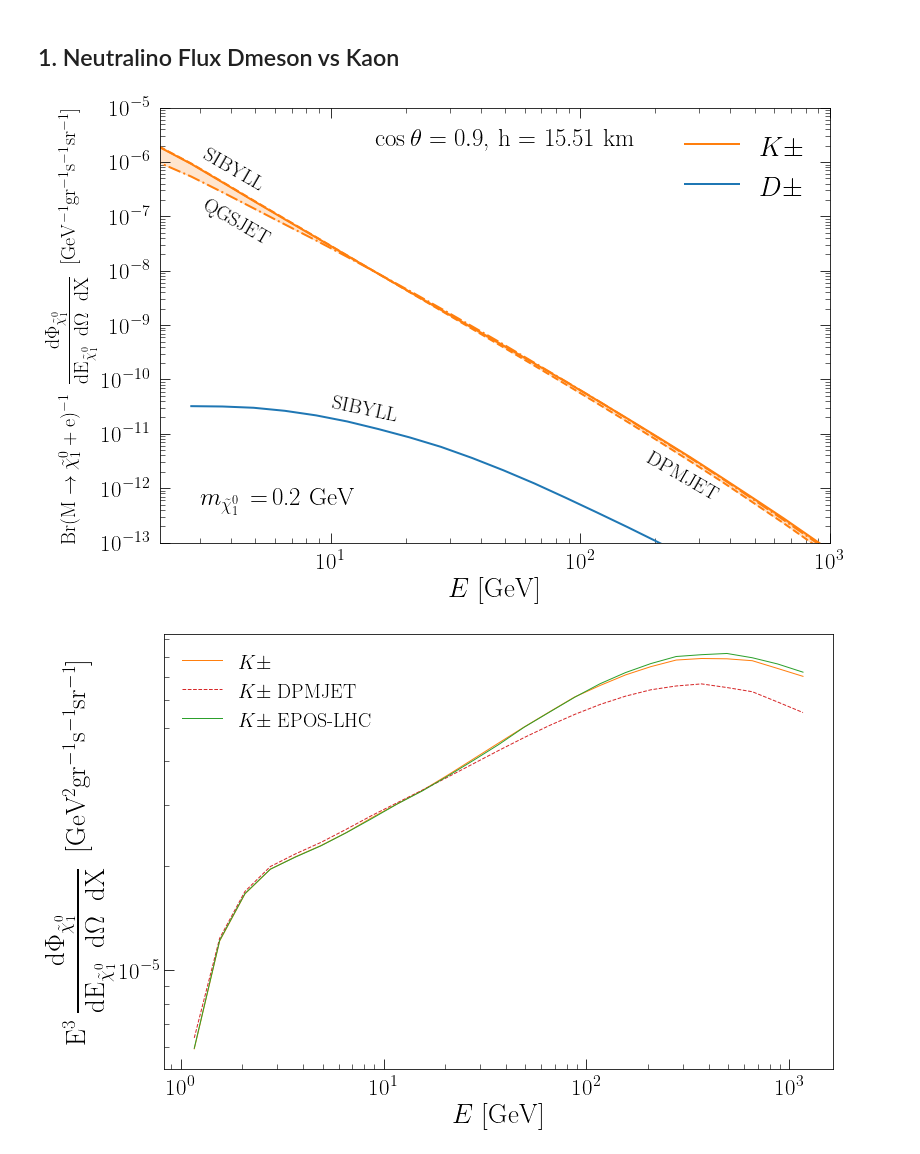
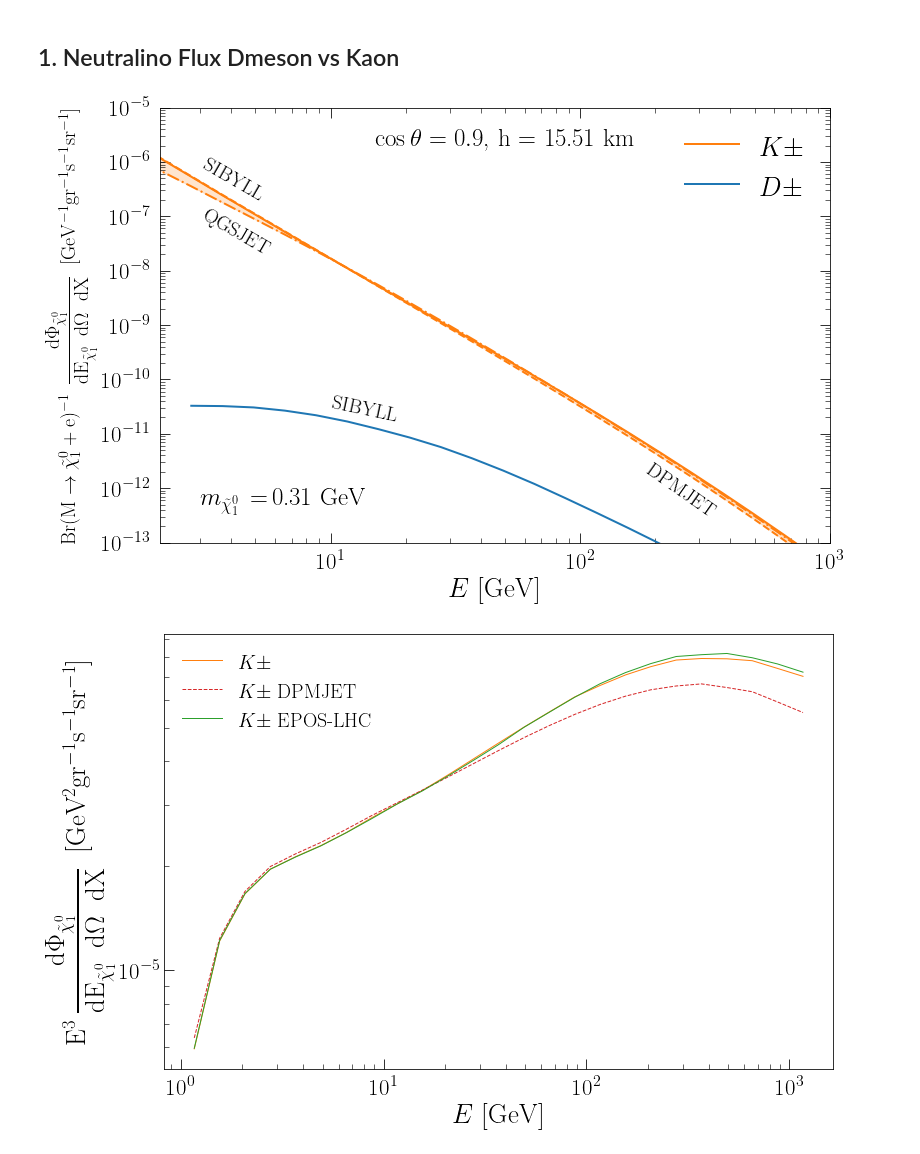
Before and after one commit to aimendez/longlivedneutralino, a Jupyter notebook: main/notebooks/results.ipynb, the cells around one changed output. Saved outputs shown, nothing was run; the diff lists cells and outputs as text; code cells hidden in the pictures.

```diff
--- a/main/notebooks/results.ipynb
+++ b/main/notebooks/results.ipynb
@@ -83,8 +83,8 @@ df_K['m_round'] = df_K['m'].round(3)
 df_K_2['m_round'] = df_K_2['m'].round(3)
 df_K_4['m_round'] = df_K_4['m'].round(3)
 
-m_t= df_D['m_round'].unique()[0]
-m_t2 = df_K['m_round'].unique()[3]
+m_t= df_D['m_round'].unique()[3]
+m_t2 = df_K['m_round'].unique()[7]
 cos_t= 0.9
 h_t = df_D['H'].unique()[-10]
 
@@ -134,39 +134,39 @@ ax.set_ylim([1e-13, 1e-5])
 ax.set_ylabel(r'$\mathrm{ Br( M \rightarrow \tilde{\chi}^0_1 + e )^{-1} \:\: \dfrac{d\Phi_{\tilde{\chi}^0_1}}{dE_{\tilde{\chi}^0_1}\;\; d\Omega\;\;dX} \;\; [GeV^{-1} gr^{-1} s^{-1} sr^{-1}] }$', fontdict={'size': 20})
 ax.set_xlabel(r'$ E$'+' [GeV]', fontdict={'size': 27})
 
 locmin = matplotlib.ticker.LogLocator(base=10.0, subs=np.arange(2, 10) * 1, numticks=100)
 ax.xaxis.set_minor_locator(locmin)
 ax.xaxis.set_minor_formatter(matplotlib.ticker.NullFormatter())
 
 locmin = matplotlib.ticker.LogLocator(base=10.0, subs=np.arange(2, 10) * 1, numticks=100)
 ax.yaxis.set_minor_locator(locmin)
 ax.yaxis.set_minor_formatter(matplotlib.ticker.NullFormatter())
 
 ax.tick_params(axis='both', which='major', right=True, top=True, labelsize = 23, direction = 'in', length = 10, pad = 10)
 ax.tick_params(axis='both', which='minor', right=True, top=True, labelsize = 23, direction = 'in', length = 5)
 
 #-----------------------------------#
 #legend
 ax.legend(fontsize=20, frameon=False)
 
 #-----------------------------------#
 plt.annotate(r'\hspace{3mm}$\cos\theta = 0.9$,\hspace{3mm}'+f'h = {round(h_t,3)} km', xy=(1.5*1e1,2e-6), size=25)
-plt.annotate(r'$m_{\tilde{\chi}^0_1}\,=\,$'+str(m_t)+' GeV', xy=(3*1e0,5e-13), size=25)
-6
+plt.annotate(r'$m_{\tilde{\chi}^0_1}\,=\,$'+str(round(m_t2,2))+' GeV', xy=(3*1e0,5e-13), size=25)
+
 #Ds
 #plt.annotate('DPMJET', xy=(2e1,9e-14), size=20, rotation=-10)
 plt.annotate('SIBYLL', xy=(1.0e1,1.7e-11), size=20, rotation=-12)#, color = cmap(0))
 
 #Ks
-plt.annotate('{SIBYLL}', xy=(3e0,3e-7), size=20, rotation=-30)#, color = cmap(1))
-plt.annotate('{QGSJET}', xy=(3e0,3e-8), size=20, rotation=-30)#, color = cmap(1))
-plt.annotate('{DPMJET}', xy=(1.8e2, 6e-13), size=20, rotation=-30)#, color = cmap(1))
+plt.annotate('{SIBYLL}', xy=(3e0,2e-7), size=20, rotation=-30)#, color = cmap(1))
+plt.annotate('{QGSJET}', xy=(3e0,2e-8), size=20, rotation=-30)#, color = cmap(1))
+plt.annotate('{DPMJET}', xy=(1.8e2, 3e-13), size=20, rotation=-35)#, color = cmap(1))
 
 ax.legend(fontsize=27)
 plt.savefig(main_dir+'/plots/NeutralinoFlux.pdf',  bbox_inches="tight")
 plt.show()
 # %% [output]
-[figure, old version]
+[figure, new version]
 # %%
 # Read D-meson CSV
 df_D=pd.read_csv(main_dir + '/datafiles/NeutralinoFlux/NeutralinoFlux_BM1_AUX_SYBILL.csv', index_col = 0 )
```
Also changed, not shown: parts of 11 cells of this notebook, 15 other files.
